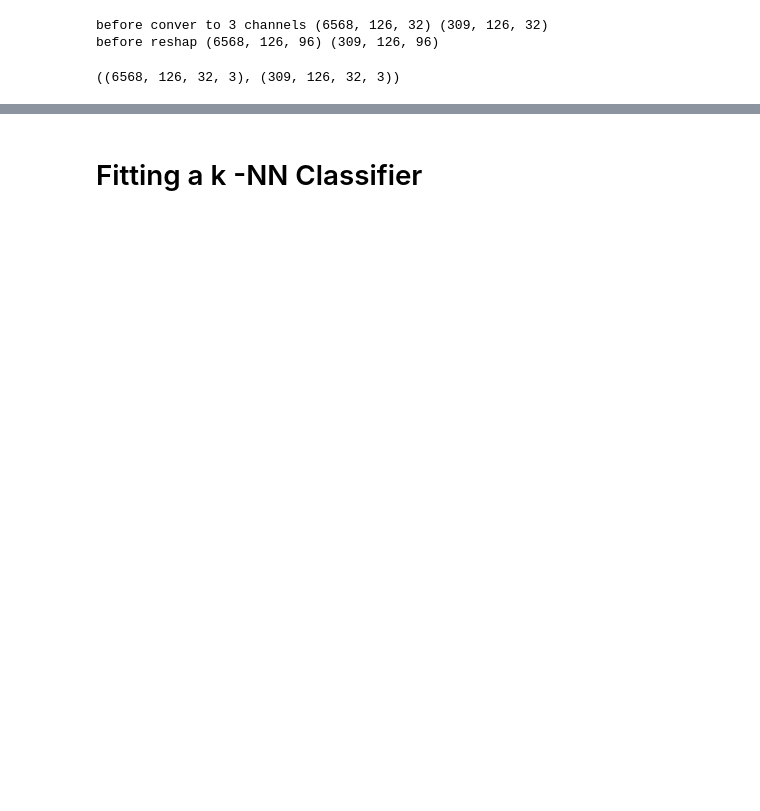
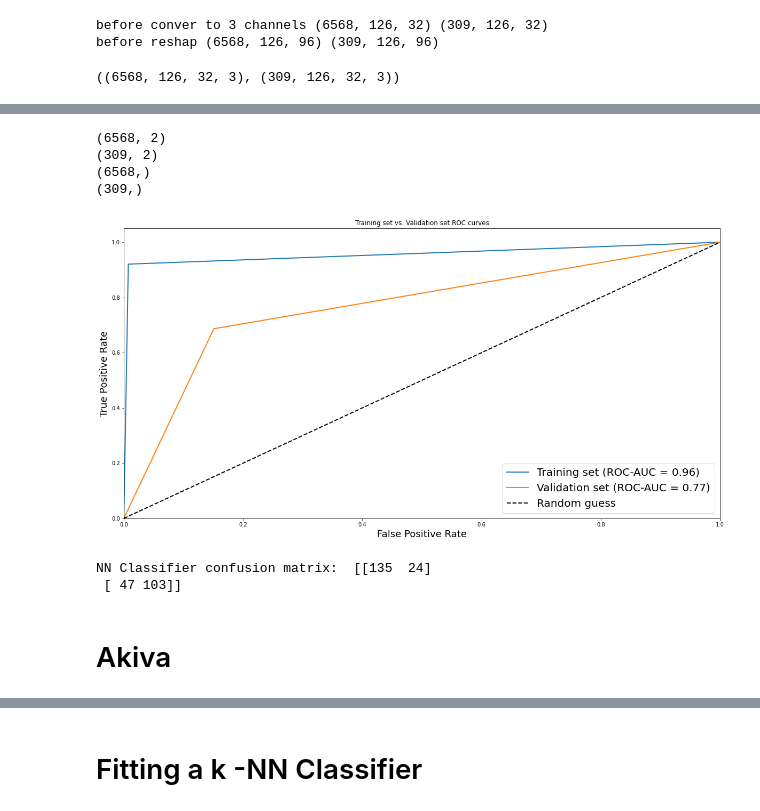
Before and after one commit to Shellyga/Adversarial-Domain-Adaptation-with-Keras, a Jupyter notebook: Copy_of_MAFAT_Radar_Challenge_Baseline_CNN_Model.ipynb, the cells around one changed output, grey strips where cells are left out. Cells and saved outputs as stored; diff of their text form; code cells hidden in the pictures; blank space fills up the shorter version.

```diff
--- a/Copy_of_MAFAT_Radar_Challenge_Baseline_CNN_Model.ipynb
+++ b/Copy_of_MAFAT_Radar_Challenge_Baseline_CNN_Model.ipynb
@@ -553,0 +772,17 @@ train_features_flat,val_features_flat = flatten_extracted_features(train_feature
+# %%
+from keras.utils import to_categorical
+
+# Converting Labels to one hot encoded format
+encoded_train_y = to_categorical(train_y)
+encoded_val_y = to_categorical(val_y)
+# %%
+# Train the the model
+print(train_features_flat.shape)
+print(train_y.shape)
+history = model.fit(
+    train_features_flat,
+    encoded_train_y,
+    epochs=NB_EPOCHS,
+    validation_data=(val_features_flat, encoded_val_y),
+    callbacks=callbacks
+)
@@ -553,0 +807,34 @@ train_features_flat,val_features_flat = flatten_extracted_features(train_feature
+# %%
+train_y_hat = model.predict(train_features_flat)
+val_y_hat = model.predict(val_features_flat)
+# print(train_y_hat[:,0].shape)
+# print(val_y_hat[:,0].shape)
+print(train_y_hat.shape)
+print(val_y_hat.shape)
+print(train_y.shape)
+print(val_y.shape)
+# pred = [train_y_hat, val_y_hat]
+# actual = [train_y, val_y]
+# stats(pred, actual)
+# %% [output]
+(6568, 2)
+(309, 2)
+(6568,)
+(309,)
+# %%
+# Plot ROC curve and show ROC-AUC results of the training and validation sets.
+# pred = [model.predict(train_features_flat), model.predict(val_features_flat)]
+from sklearn.metrics import roc_auc_score, roc_curve, auc,confusion_matrix
+pred = [train_y_hat.argmax(axis=1), val_y_hat.argmax(axis=1)]
+actual = [encoded_train_y.argmax(axis=1), encoded_val_y.argmax(axis=1)]
+stats(pred, actual)
+# %% [output]
+[figure, added]
+# %%
+from sklearn.metrics import confusion_matrix
+
+cm = confusion_matrix(encoded_val_y.argmax(axis=1),  val_y_hat.argmax(axis=1))
+print("NN Classifier confusion matrix: ",cm)
+# %% [output]
+NN Classifier confusion matrix:  [[135  24]
+ [ 47 103]]
@@ -553,0 +843,2 @@ train_features_flat,val_features_flat = flatten_extracted_features(train_feature
+# %% [markdown]
+# Akiva
```
Also changed, not shown: parts of 118 cells of this notebook.
